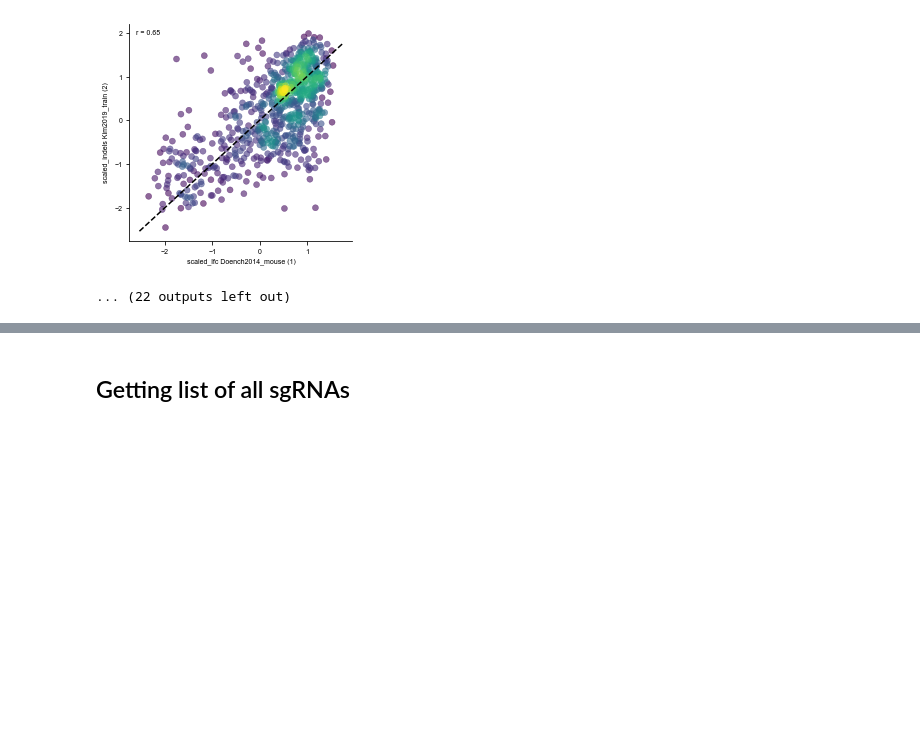
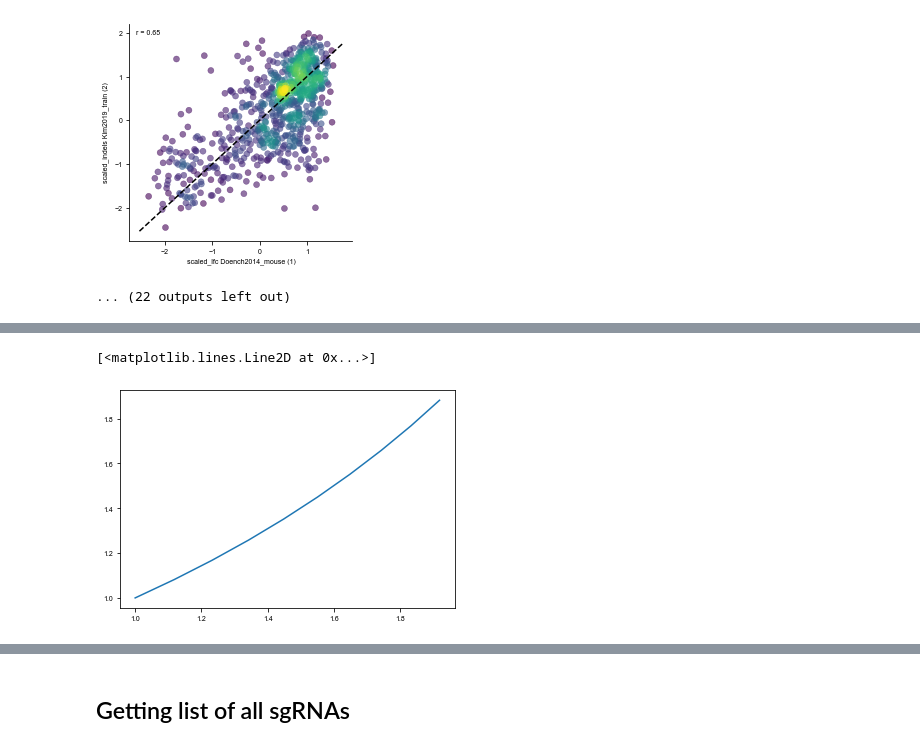
Before and after one commit to gpp-rnd/rs_dev, a Jupyter notebook: code/01_combine_sgrnas.ipynb, the cells around one changed output, grey strips where cells are left out. Drawn from its saved outputs; the diff is of its cells as text; code cells hidden in the pictures; blank space fills up the shorter version.

```diff
--- a/code/01_combine_sgrnas.ipynb
+++ b/code/01_combine_sgrnas.ipynb
@@ -116 +171,7 @@ filtered_overlap['fraction_overlap'] = filtered_overlap['overlap']/filtered_over
+# %%
+curve_df = pd.DataFrame(curve)
+plt.plot(curve_df[0], curve_df[1])
+# %% [output]
+[<matplotlib.lines.Line2D at 0x...>]
+[figure, added]
 # %%
```
Also changed, not shown: parts of 7 cells of this notebook.
